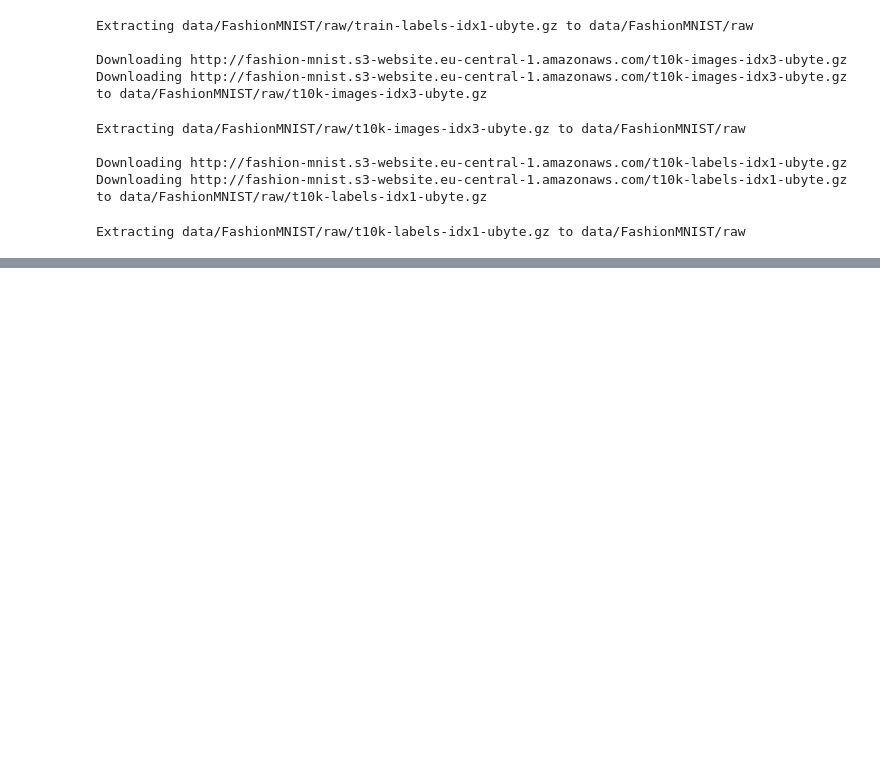
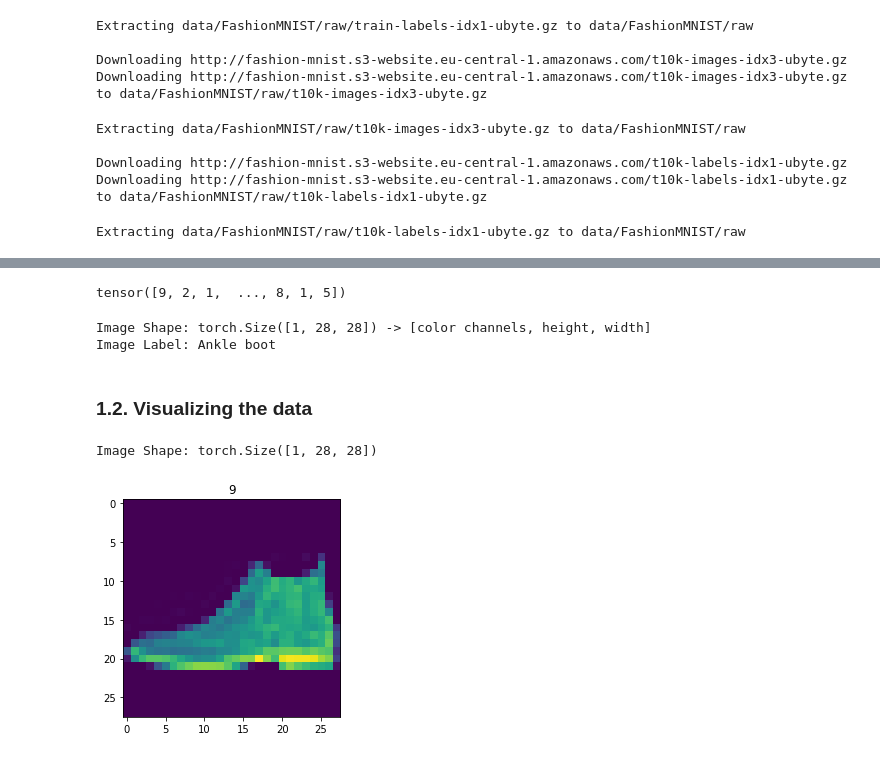
Before and after one commit to jfink09/Deep-Learning, a Jupyter notebook: 03_pytorch_computer_vision_video.ipynb, the cells around one changed output, grey strips where cells are left out. Saved outputs shown, nothing was run; the diff lists cells and outputs as text; code cells hidden in the pictures; blank space fills up the shorter version.

```diff
--- a/03_pytorch_computer_vision_video.ipynb
+++ b/03_pytorch_computer_vision_video.ipynb
@@ -71,0 +126,23 @@ Extracting data/FashionMNIST/raw/t10k-labels-idx1-ubyte.gz to data/FashionMNIST/
+# %%
+train_data.targets
+# %% [output]
+tensor([9, 2, 1,  ..., 8, 1, 5])
+# %%
+# Check the shape of the image
+print(f"Image Shape: {image.shape} -> [color channels, height, width]")
+print(f"Image Label: {class_names[label]}")
+# %% [output]
+Image Shape: torch.Size([1, 28, 28]) -> [color channels, height, width]
+Image Label: Ankle boot
+# %% [markdown]
+### 1.2. Visualizing the data
+# %%
+import matplotlib.pyplot as plt
+image, label = train_data[0]
+print(f"Image Shape: {image.shape}")
+#image
+plt.title(label);
+plt.imshow(image.squeeze());
+# %% [output]
+Image Shape: torch.Size([1, 28, 28])
+[figure, added]
```
Also changed, not shown: parts of 11 cells of this notebook.
